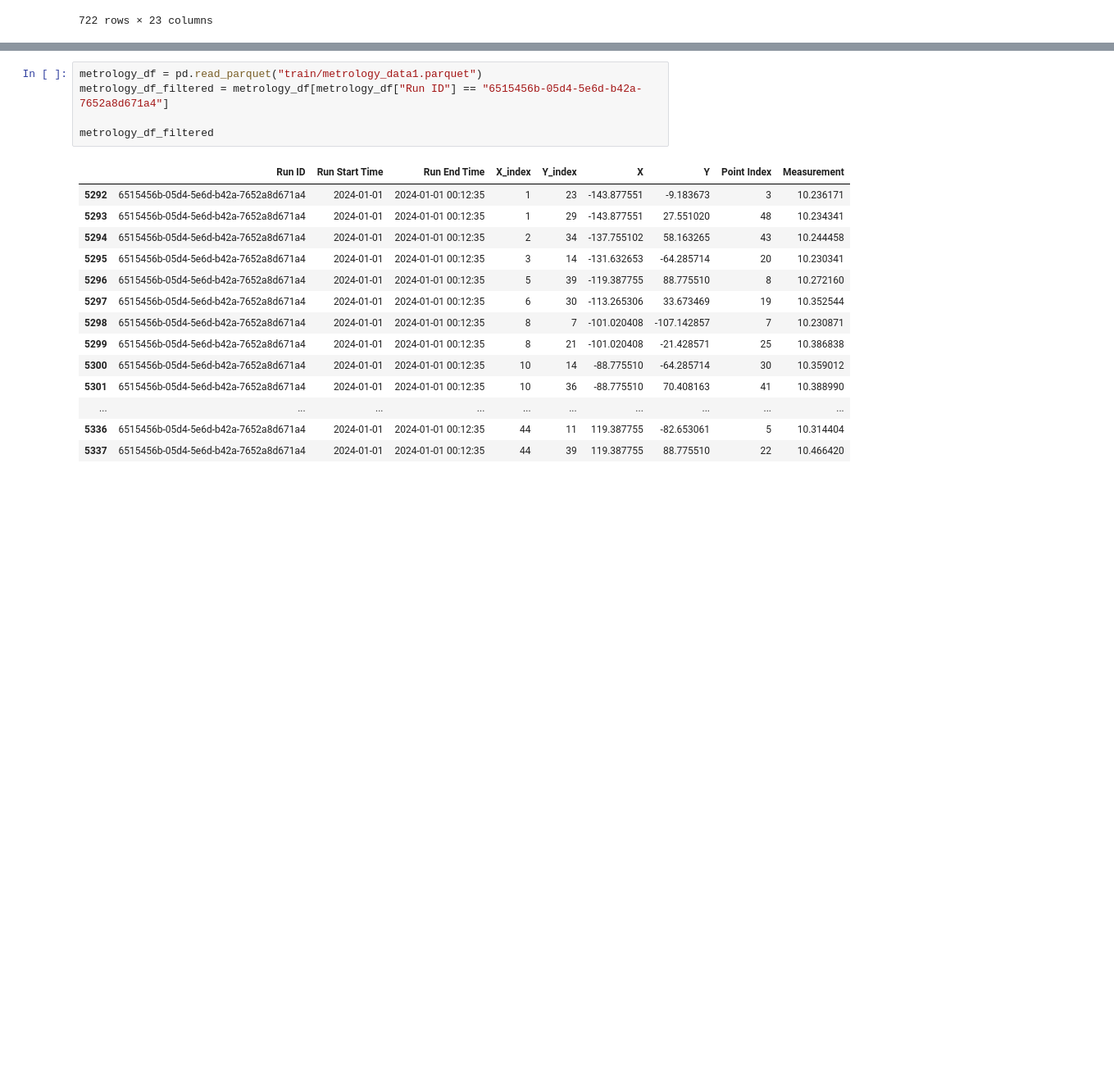
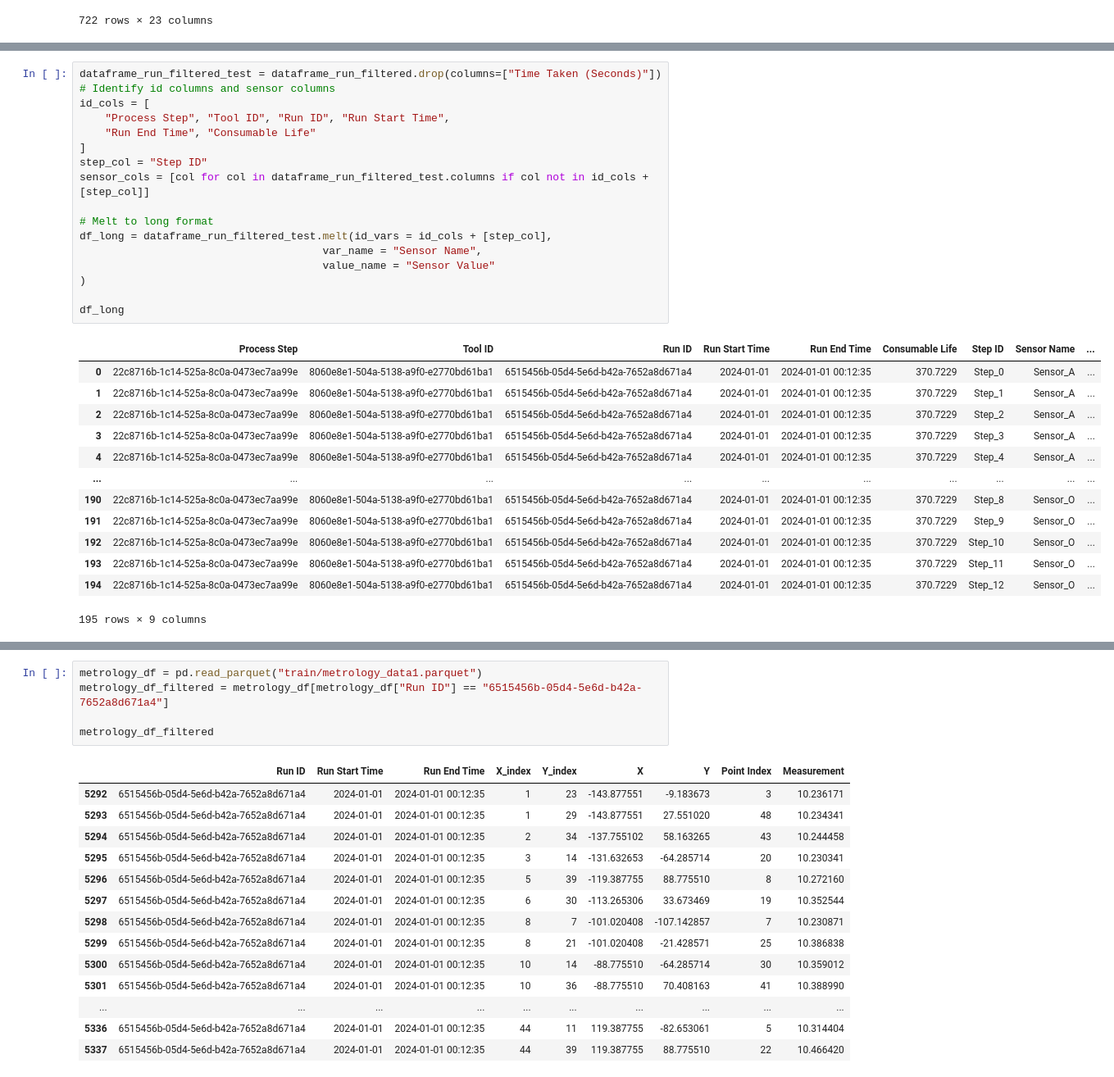
Before and after one commit to alvinnnnnnnnnn/Micron-AI-Challenge, a Jupyter notebook: script.ipynb, the cells around one changed output, grey strips where cells are left out. Shown: that part at 82% size. Cells and saved outputs as stored; diff of their text form; blank space fills up the shorter version.

```diff
--- a/script.ipynb
+++ b/script.ipynb
@@ -82,0 +194,31 @@ print(run_df['Sensor Name'].unique())
+# %%
+dataframe_run_filtered_test = dataframe_run_filtered.drop(columns=["Time Taken (Seconds)"])
+# Identify id columns and sensor columns
+id_cols = [
+    "Process Step", "Tool ID", "Run ID", "Run Start Time",
+    "Run End Time", "Consumable Life"
+]
+step_col = "Step ID"
+sensor_cols = [col for col in dataframe_run_filtered_test.columns if col not in id_cols + [step_col]]
+
+# Melt to long format
+df_long = dataframe_run_filtered_test.melt(id_vars = id_cols + [step_col],
+                                      var_name = "Sensor Name",
+                                      value_name = "Sensor Value"
+)
+
+df_long
+# %% [output]
+|  | Process Step | Tool ID | Run ID | Run Start Time | Run End Time | Consumable Life | Step ID | Sensor Name | ... |
+| 0 | 22c8716b-1c14-525a-8c0a-0473ec7aa99e | 8060e8e1-504a-5138-a9f0-e2770bd61ba1 | 6515456b-05d4-5e6d-b42a-7652a8d671a4 | 2024-01-01 | 2024-01-01 00:12:35 | 370.7229 | Step_0 | Sensor_A | ... |
+| 1 | 22c8716b-1c14-525a-8c0a-0473ec7aa99e | 8060e8e1-504a-5138-a9f0-e2770bd61ba1 | 6515456b-05d4-5e6d-b42a-7652a8d671a4 | 2024-01-01 | 2024-01-01 00:12:35 | 370.7229 | Step_1 | Sensor_A | ... |
+| 2 | 22c8716b-1c14-525a-8c0a-0473ec7aa99e | 8060e8e1-504a-5138-a9f0-e2770bd61ba1 | 6515456b-05d4-5e6d-b42a-7652a8d671a4 | 2024-01-01 | 2024-01-01 00:12:35 | 370.7229 | Step_2 | Sensor_A | ... |
+| 3 | 22c8716b-1c14-525a-8c0a-0473ec7aa99e | 8060e8e1-504a-5138-a9f0-e2770bd61ba1 | 6515456b-05d4-5e6d-b42a-7652a8d671a4 | 2024-01-01 | 2024-01-01 00:12:35 | 370.7229 | Step_3 | Sensor_A | ... |
+| 4 | 22c8716b-1c14-525a-8c0a-0473ec7aa99e | 8060e8e1-504a-5138-a9f0-e2770bd61ba1 | 6515456b-05d4-5e6d-b42a-7652a8d671a4 | 2024-01-01 | 2024-01-01 00:12:35 | 370.7229 | Step_4 | Sensor_A | ... |
+| ... | ... | ... | ... | ... | ... | ... | ... | ... | ... |
+| 190 | 22c8716b-1c14-525a-8c0a-0473ec7aa99e | 8060e8e1-504a-5138-a9f0-e2770bd61ba1 | 6515456b-05d4-5e6d-b42a-7652a8d671a4 | 2024-01-01 | 2024-01-01 00:12:35 | 370.7229 | Step_8 | Sensor_O | ... |
+| 191 | 22c8716b-1c14-525a-8c0a-0473ec7aa99e | 8060e8e1-504a-5138-a9f0-e2770bd61ba1 | 6515456b-05d4-5e6d-b42a-7652a8d671a4 | 2024-01-01 | 2024-01-01 00:12:35 | 370.7229 | Step_9 | Sensor_O | ... |
+| 192 | 22c8716b-1c14-525a-8c0a-0473ec7aa99e | 8060e8e1-504a-5138-a9f0-e2770bd61ba1 | 6515456b-05d4-5e6d-b42a-7652a8d671a4 | 2024-01-01 | 2024-01-01 00:12:35 | 370.7229 | Step_10 | Sensor_O | ... |
+| 193 | 22c8716b-1c14-525a-8c0a-0473ec7aa99e | 8060e8e1-504a-5138-a9f0-e2770bd61ba1 | 6515456b-05d4-5e6d-b42a-7652a8d671a4 | 2024-01-01 | 2024-01-01 00:12:35 | 370.7229 | Step_11 | Sensor_O | ... |
+| 194 | 22c8716b-1c14-525a-8c0a-0473ec7aa99e | 8060e8e1-504a-5138-a9f0-e2770bd61ba1 | 6515456b-05d4-5e6d-b42a-7652a8d671a4 | 2024-01-01 | 2024-01-01 00:12:35 | 370.7229 | Step_12 | Sensor_O | ... |
+195 rows × 9 columns
```
Also changed, not shown: parts of 9 cells of this notebook, 2 other files.
